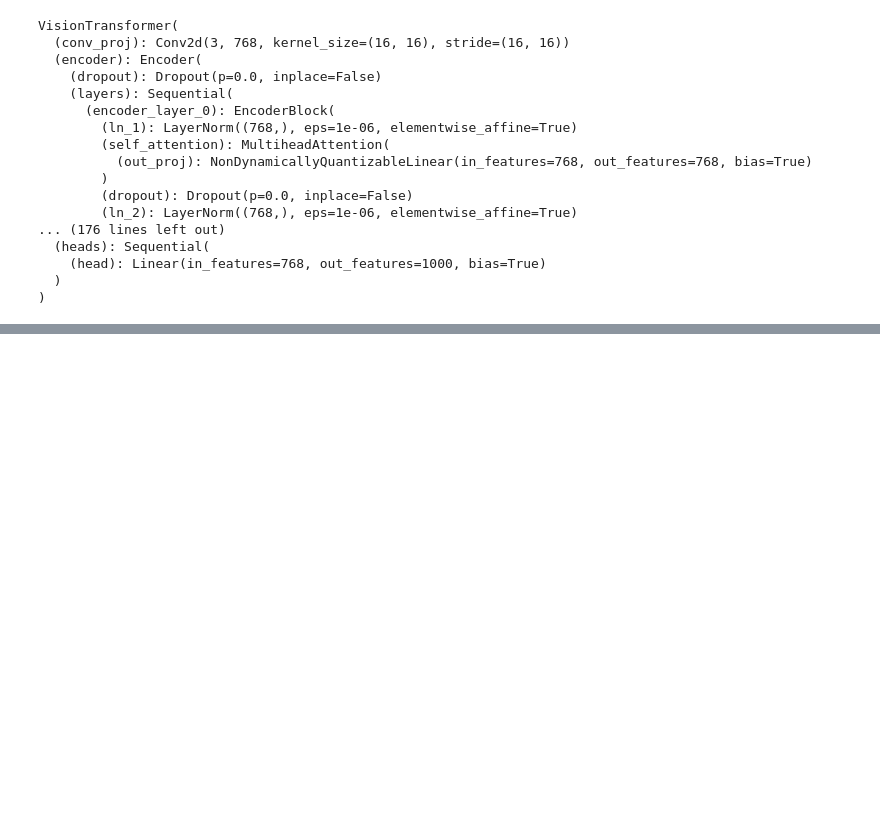
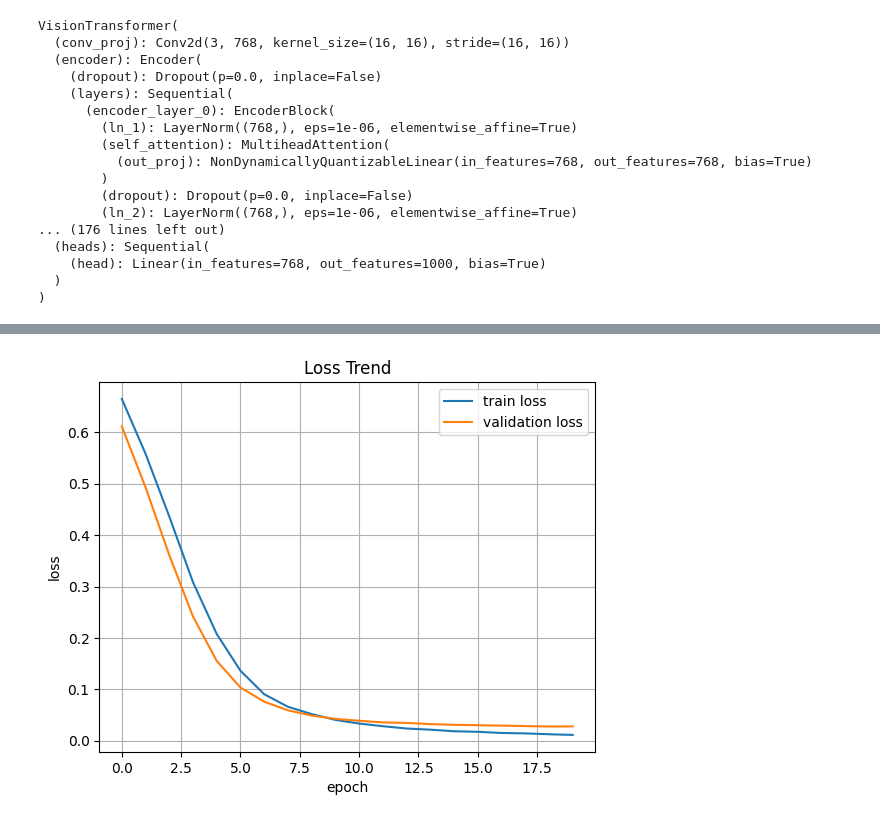
Before and after one commit to chy760martin/deep-learning, a Jupyter notebook: 09_transfer_learning_vit_gpu.ipynb, the cells around one changed output, grey strips where cells are left out. Saved outputs shown, nothing was run; the diff lists cells and outputs as text; code cells hidden in the pictures; blank space fills up the shorter version.

```diff
--- a/09_transfer_learning_vit_gpu.ipynb
+++ b/09_transfer_learning_vit_gpu.ipynb
@@ -98,13 +90,13 @@ validation_config = transforms.Compose([ transforms.Resize( (224,224) ), # 이
 # 이미지 데이셋 생성
 
 # train dataset
-train_dataset = datasets.ImageFolder(root='./data/cats_and_dogs_filtered/train/',
+train_dataset = datasets.ImageFolder(root='.\\data\\cats_and_dogs_filtered\\train',
                                      transform=train_config)
 # validation dataset
-validation_dataset = datasets.ImageFolder(root='./data/cats_and_dogs_filtered/validation/',
+validation_dataset = datasets.ImageFolder(root='.\\data\\cats_and_dogs_filtered\\validation',
                                      transform=validation_config)
 # test dataset
-test_dataset = datasets.ImageFolder(root='./data/cats_and_dogs_filtered/validation/',
+test_dataset = datasets.ImageFolder(root='.\\data\\cats_and_dogs_filtered\\validation',
                                      transform=validation_config)
 # %%
 # Batch, DataLoader 생성
@@ -316,7 +308,7 @@ val_accuracy_list = []
 
 start_time = datetime.now()
 
-EPOCHS = 2
+EPOCHS = 20
 
 for epoch in range(EPOCHS):
     # train
@@ -355,0 +364,12 @@ model_test(dataloader=test_dataset_loader,
+# %%
+# 시각화 - 손실함수
+plt.title('Loss Trend')
+plt.xlabel('epoch')
+plt.ylabel('loss')
+plt.plot(train_loss_list, label='train loss')
+plt.plot(val_loss_list, label='validation loss')
+plt.grid()
+plt.legend(loc='best')
+plt.show()
+# %% [output]
+[figure, added]
```
Also changed, not shown: parts of 11 cells of this notebook, 6 other files.
